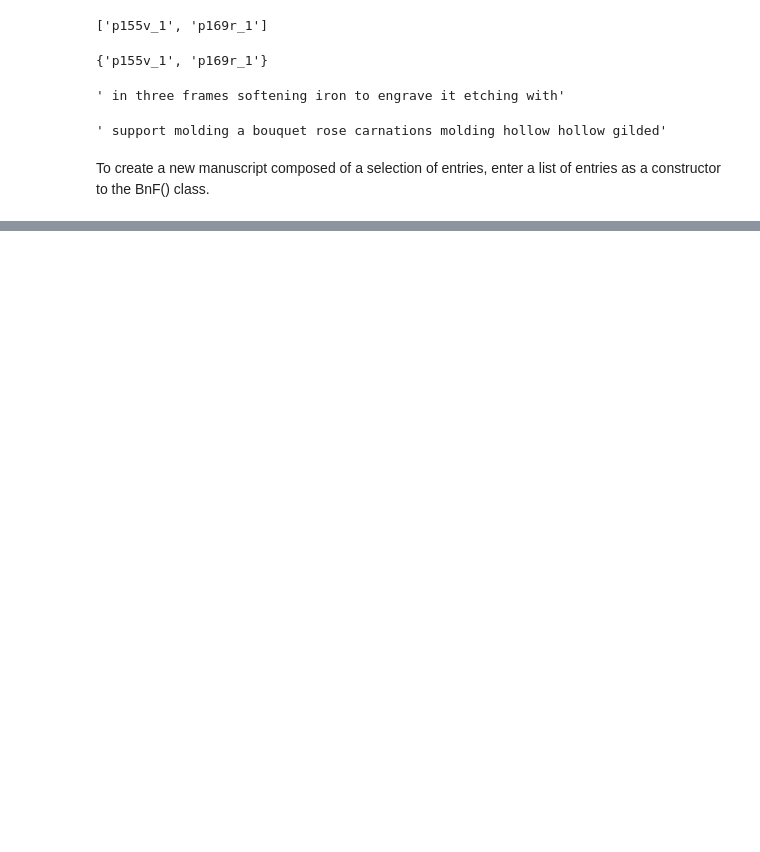
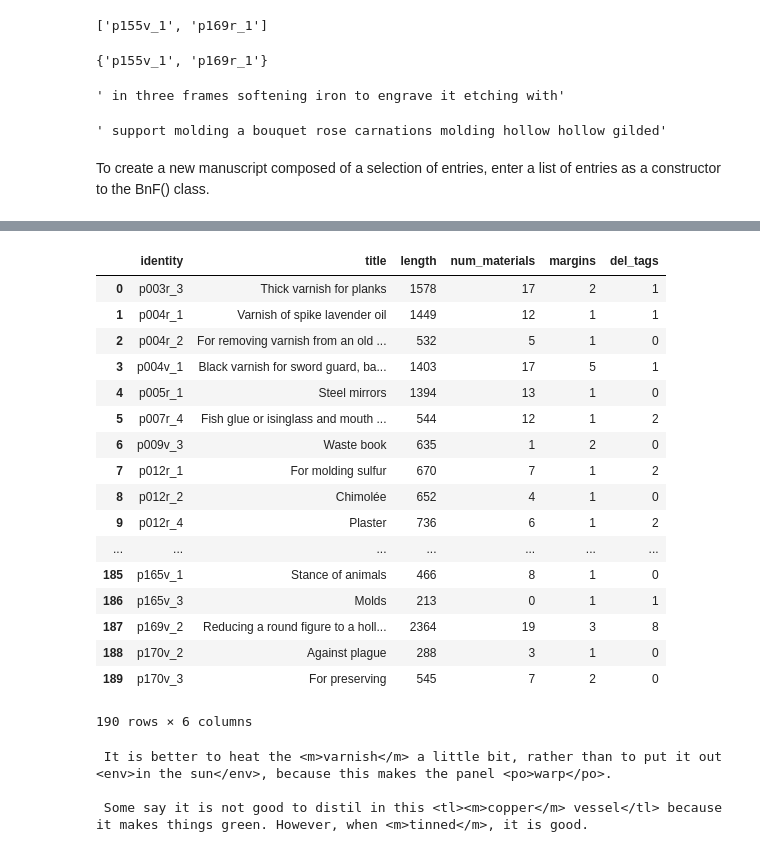
Before and after one commit to cu-mkp/manuscript-object, a Jupyter notebook: digital_manuscript.ipynb, the cells around one changed output, grey strips where cells are left out. Saved outputs shown, nothing was run; the diff lists cells and outputs as text; code cells hidden in the pictures; blank space fills up the shorter version.

```diff
--- a/digital_manuscript.ipynb
+++ b/digital_manuscript.ipynb
@@ -195,0 +194,32 @@ rose_manuscript.tablefy()
+# %%
+manuscript = BnF()
+marginal = [page.identity for page in manuscript.entries if len(page.margins) >= 1]
+margin = BnF(marginal)
+margin.tablefy()
+# %% [output]
+|  | identity | title | length | num_materials | margins | del_tags |
+| 0 | p003r_3 | Thick varnish for planks | 1578 | 17 | 2 | 1 |
+| 1 | p004r_1 | Varnish of spike lavender oil | 1449 | 12 | 1 | 1 |
+| 2 | p004r_2 | For removing varnish from an old ... | 532 | 5 | 1 | 0 |
+| 3 | p004v_1 | Black varnish for sword guard, ba... | 1403 | 17 | 5 | 1 |
+| 4 | p005r_1 | Steel mirrors | 1394 | 13 | 1 | 0 |
+| 5 | p007r_4 | Fish glue or isinglass and mouth ... | 544 | 12 | 1 | 2 |
+| 6 | p009v_3 | Waste book | 635 | 1 | 2 | 0 |
+| 7 | p012r_1 | For molding sulfur | 670 | 7 | 1 | 2 |
+| 8 | p012r_2 | Chimolée | 652 | 4 | 1 | 0 |
+| 9 | p012r_4 | Plaster | 736 | 6 | 1 | 2 |
+| ... | ... | ... | ... | ... | ... | ... |
+| 185 | p165v_1 | Stance of animals | 466 | 8 | 1 | 0 |
+| 186 | p165v_3 | Molds | 213 | 0 | 1 | 1 |
+| 187 | p169v_2 | Reducing a round figure to a holl... | 2364 | 19 | 3 | 8 |
+| 188 | p170v_2 | Against plague | 288 | 3 | 1 | 0 |
+| 189 | p170v_3 | For preserving | 545 | 7 | 2 | 0 |
+190 rows × 6 columns
+# %%
+varnish = manuscript.entry('p003r_3')
+for margin in varnish.margins:
+    print(margin, '\n')
+# %% [output]
+ It is better to heat the <m>varnish</m> a little bit, rather than to put it out <env>in the sun</env>, because this makes the panel <po>warp</po>.
+
+ Some say it is not good to distil in this <tl><m>copper</m> vessel</tl> because it makes things green. However, when <m>tinned</m>, it is good.
```
Also changed, not shown: parts of 10 cells of this notebook, 39 other files.
